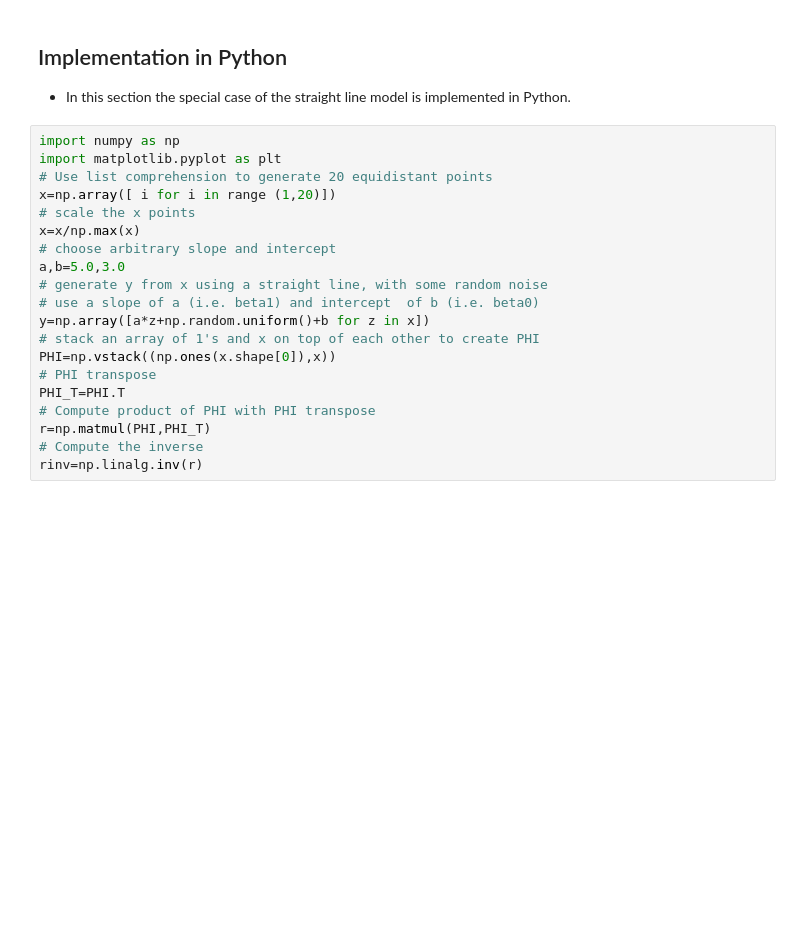
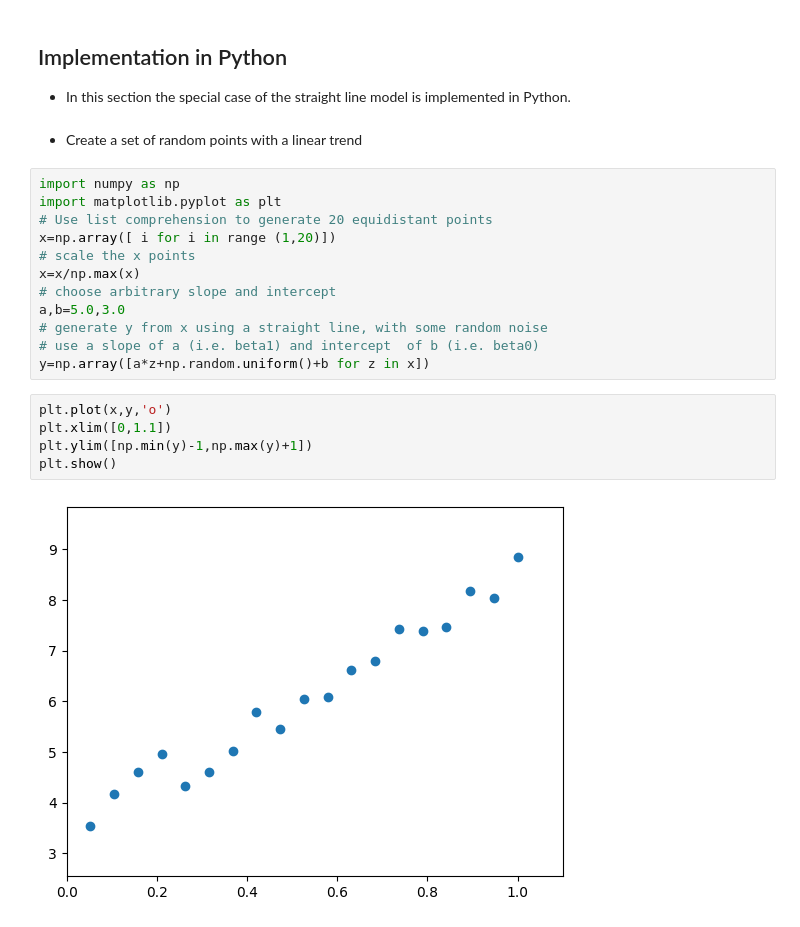
Before and after one commit to UOS-COMP6252/year23, a Jupyter notebook: lecture1/lecture1.ipynb, the cells around one changed output. Cells and saved outputs as stored; diff of their text form; blank space fills up the shorter version.

```diff
--- a/lecture1/lecture1.ipynb
+++ b/lecture1/lecture1.ipynb
@@ -112,6 +117,8 @@ $$\beta=(\Phi\Phi^T)^{-1}\Phi y$$
 ## Implementation in Python
 
 - In this section the special case of the straight line model is implemented in Python.
+# %% [markdown]
+- Create a set of random points with a linear trend
 # %%
 import numpy as np
 import matplotlib.pyplot as plt
@@ -124,11 +131,10 @@ a,b=5.0,3.0
 # generate y from x using a straight line, with some random noise
 # use a slope of a (i.e. beta1) and intercept  of b (i.e. beta0)
 y=np.array([a*z+np.random.uniform()+b for z in x])
-# stack an array of 1's and x on top of each other to create PHI
-PHI=np.vstack((np.ones(x.shape[0]),x))
-# PHI transpose
-PHI_T=PHI.T
-# Compute product of PHI with PHI transpose
-r=np.matmul(PHI,PHI_T)
-# Compute the inverse
-rinv=np.linalg.inv(r)
+# %%
+plt.plot(x,y,'o')
+plt.xlim([0,1.1])
+plt.ylim([np.min(y)-1,np.max(y)+1])
+plt.show()
+# %% [output]
+[figure, added]
```
Also changed, not shown: parts of 29 cells of this notebook, 5 other files.
